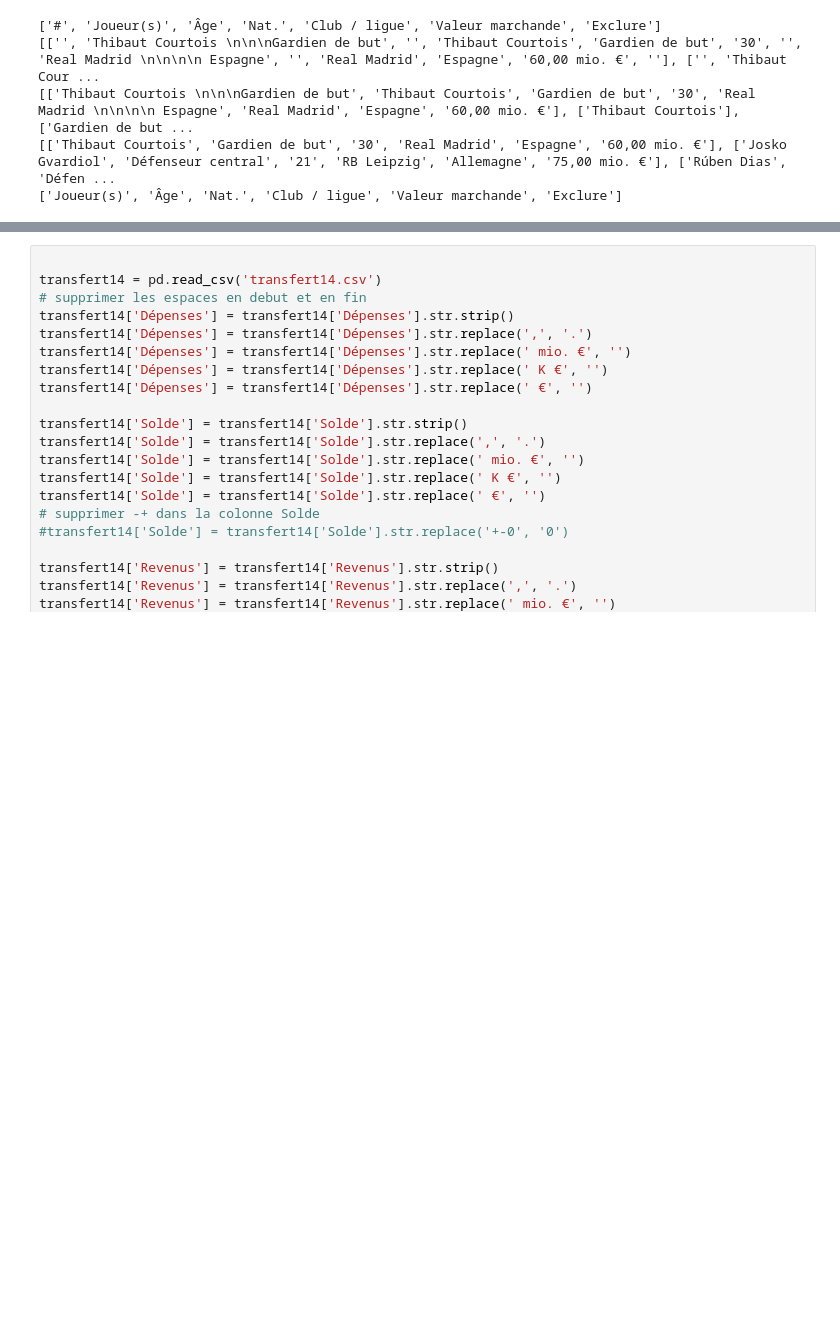
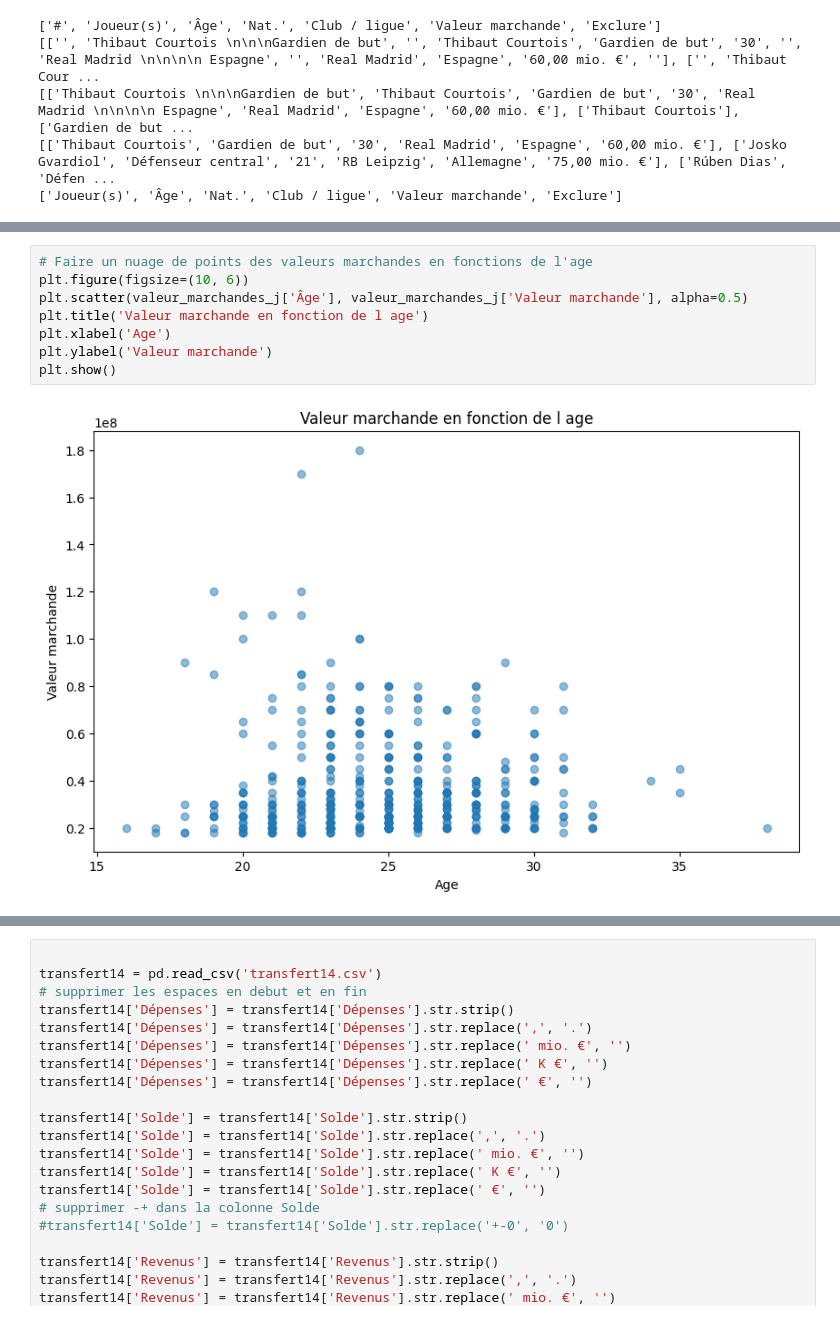
Before and after one commit to guypi001/DE, a Jupyter notebook: prog _test(1).ipynb, the cells around one changed output, grey strips where cells are left out. Drawn from its saved outputs; the diff is of its cells as text; blank space fills up the shorter version.

```diff
--- a/prog _test(1).ipynb
+++ b/prog _test(1).ipynb
@@ -1283,3 +1341,13 @@ See the caveats in the documentation: https://pandas.pydata.org/pandas-docs/stab
+# %%
+# Faire un nuage de points des valeurs marchandes en fonctions de l'age
+plt.figure(figsize=(10, 6))
+plt.scatter(valeur_marchandes_j['Âge'], valeur_marchandes_j['Valeur marchande'], alpha=0.5)
+plt.title('Valeur marchande en fonction de l age')
+plt.xlabel('Age')
+plt.ylabel('Valeur marchande')
+plt.show()
+# %% [output]
+[figure, added]
 # %%
 
 best_transfert = pd.read_csv('best_transfert.csv')
```
Also changed, not shown: parts of 10 cells of this notebook, 1 other file.
